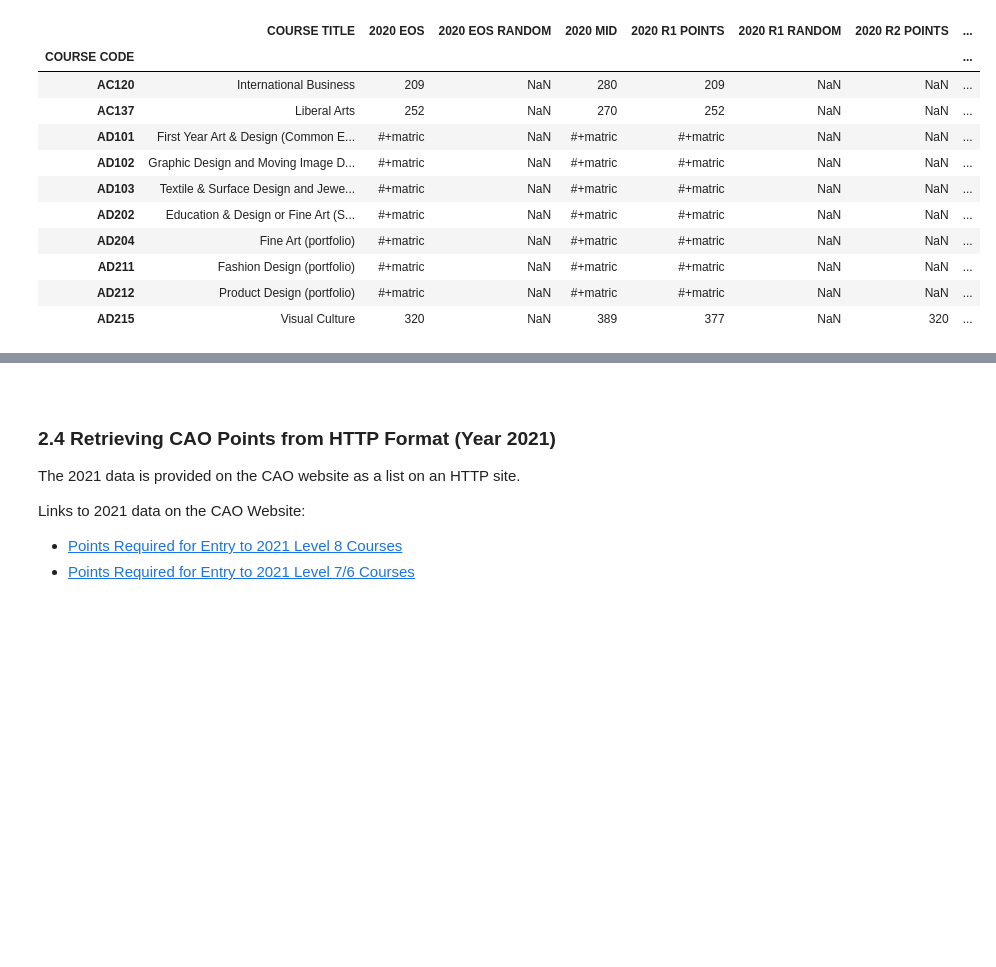
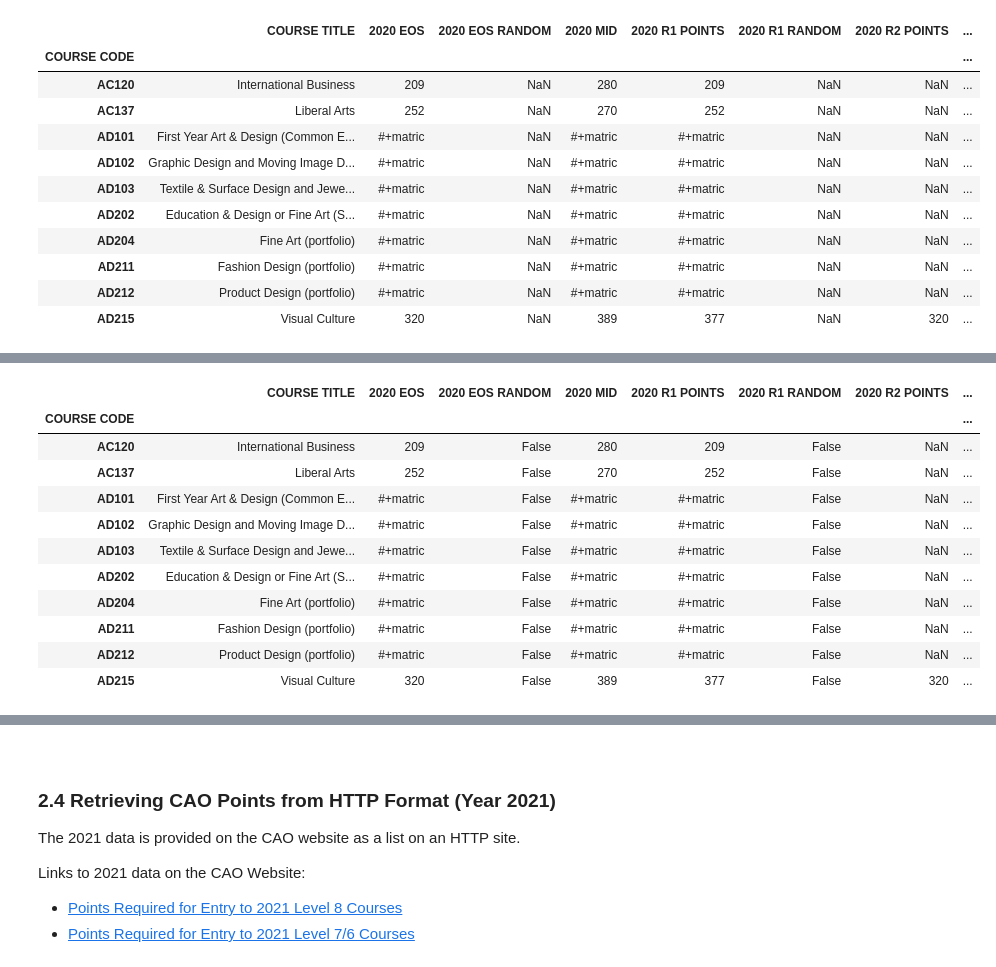
Before and after one commit to ssteffens/fundamentals-data-analysis-assessment, a Jupyter notebook: cao.ipynb, the cells around one changed output, grey strips where cells are left out. Cells and saved outputs as stored; diff of their text form; code cells hidden in the pictures; blank space fills up the shorter version.

```diff
--- a/cao.ipynb
+++ b/cao.ipynb
@@ -616,7 +571,7 @@ Also only a number of columns will be added to the data frame, these are selecte
 # %%
 # Download and parse the excel spreadsheet to a data frame
 df2020 = pd.read_excel(
-    url2020, skiprows=10, usecols=['COURSE TITLE', 'COURSE CODE2','R1 POINTS',
+    path, skiprows=10, usecols=['COURSE TITLE', 'COURSE CODE2','R1 POINTS',
                                    'R1 Random *', 'R2 POINTS', 'R2 Random*',
                                    'EOS', 'EOS Random *', 'EOS Mid-point',
                                    'LEVEL'])
@@ -741,0 +685,26 @@ memory usage: 114.4+ KB
+# %%
+# Update the 'RANDOM' columns to replace the * indicator with True
+df2020.loc[df2020['2020 EOS RANDOM'] == '*', '2020 EOS RANDOM'] = True
+df2020.loc[df2020['2020 R1 RANDOM'] == '*', '2020 R1 RANDOM'] = True
+df2020.loc[df2020['2020 R2 RANDOM'] == '*', '2020 R2 RANDOM'] = True
+
+# Update the 'RANDOM' columns to replace the NaN values with False
+df2020['2020 EOS RANDOM'].fillna(False, inplace = True)
+df2020['2020 R1 RANDOM'].fillna(False, inplace = True)
+df2020['2020 R2 RANDOM'].fillna(False, inplace = True)
+# %%
+# View results
+df2020.head(10)
+# %% [output]
+|  | COURSE TITLE | 2020 EOS | 2020 EOS RANDOM | 2020 MID | 2020 R1 POINTS | 2020 R1 RANDOM | 2020 R2 POINTS | ... |
+| COURSE CODE |  |  |  |  |  |  |  | ... |
+| AC120 | International Business | 209 | False | 280 | 209 | False | NaN | ... |
+| AC137 | Liberal Arts | 252 | False | 270 | 252 | False | NaN | ... |
+| AD101 | First Year Art & Design (Common E... | #+matric | False | #+matric | #+matric | False | NaN | ... |
+| AD102 | Graphic Design and Moving Image D... | #+matric | False | #+matric | #+matric | False | NaN | ... |
+| AD103 | Textile & Surface Design and Jewe... | #+matric | False | #+matric | #+matric | False | NaN | ... |
+| AD202 | Education & Design or Fine Art (S... | #+matric | False | #+matric | #+matric | False | NaN | ... |
+| AD204 | Fine Art (portfolio) | #+matric | False | #+matric | #+matric | False | NaN | ... |
+| AD211 | Fashion Design (portfolio) | #+matric | False | #+matric | #+matric | False | NaN | ... |
+| AD212 | Product Design (portfolio) | #+matric | False | #+matric | #+matric | False | NaN | ... |
+| AD215 | Visual Culture | 320 | False | 389 | 377 | False | 320 | ... |
```
Also changed, not shown: parts of 57 cells of this notebook, 59 other files.
